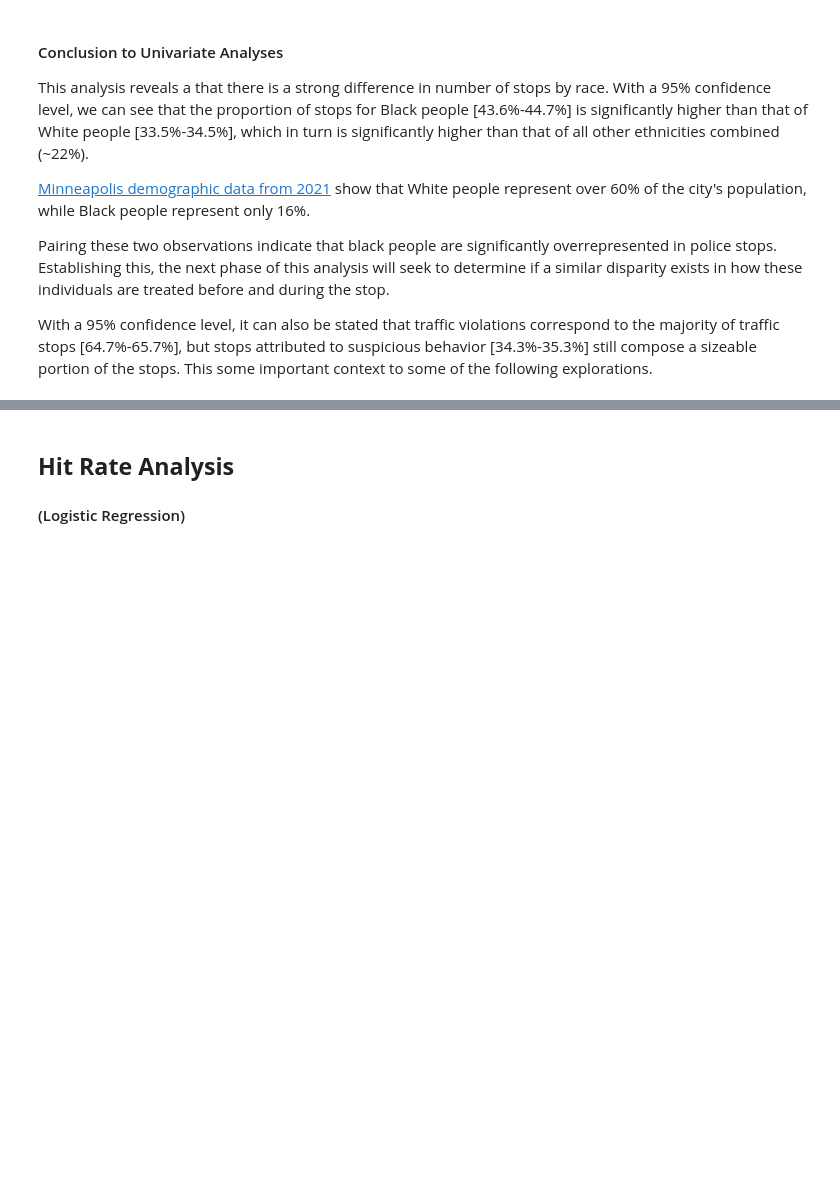
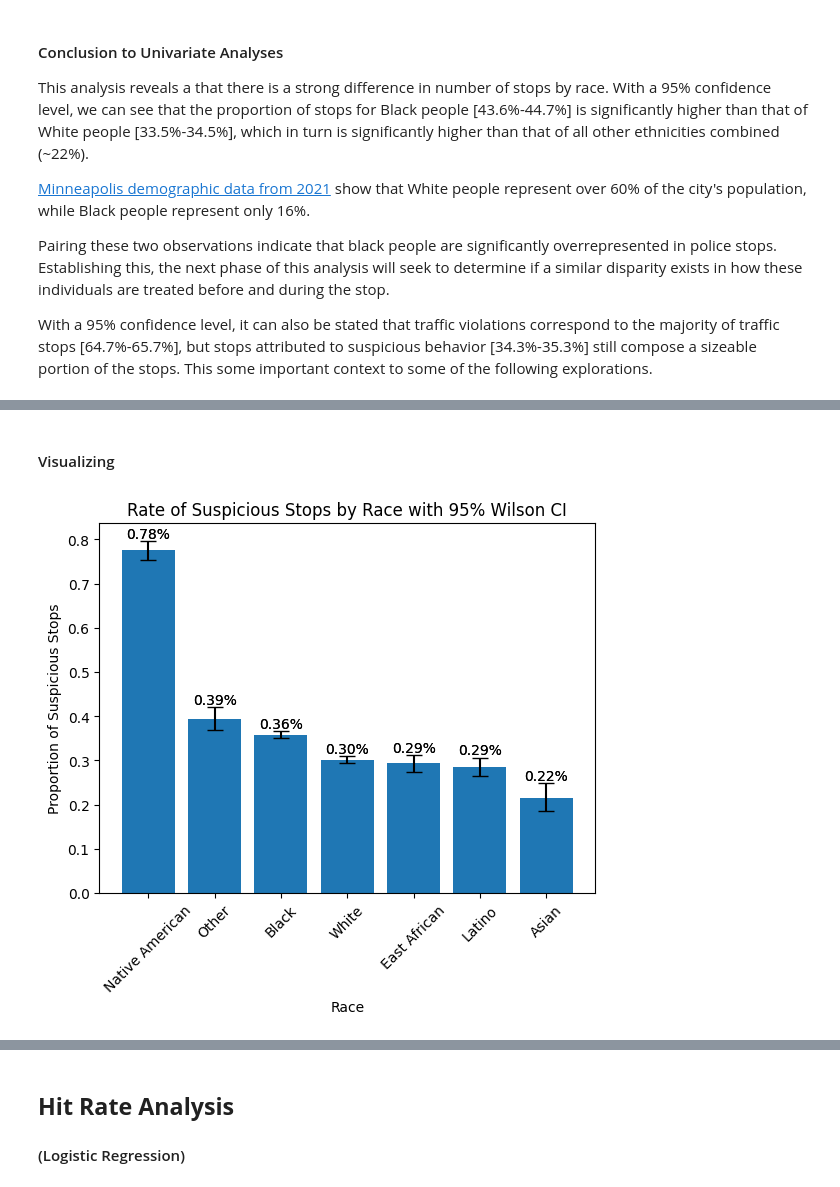
Before and after one commit to feliperapacci/MplsStops-Analysis, a Jupyter notebook: analyses.ipynb, the cells around one changed output, grey strips where cells are left out. Cells and saved outputs as stored; diff of their text form; code cells hidden in the pictures; blank space fills up the shorter version.

```diff
--- a/analyses.ipynb
+++ b/analyses.ipynb
@@ -280,0 +288,20 @@ With a 95% confidence level, it can also be stated that traffic violations corre
+# %%
+results = []
+
+# Get 95% confidence interval with Wilson score of suspicion rate for each race
+for race in df["race"].unique():
+    subset = df[df["race"] == race]
+    stop_count = len(subset)
+    suspicious_count = len(subset[subset["problem"] == "suspicious"])
+
+    lower, upper = proportion_confint(suspicious_count, stop_count, alpha=0.05, method="wilson")
+
+    results.append({
+        "race": race,
+        "suspicion_rate": suspicious_count / stop_count,
+        "lower": lower,
+        "upper": upper
+    })
+
+race_suspicion_df = pd.DataFrame(results).sort_values("suspicion_rate", ascending=False)
+print(race_suspicion_df)
@@ -280,0 +317,20 @@ With a 95% confidence level, it can also be stated that traffic violations corre
+# %% [markdown]
+#### Visualizing
+# %%
+plt.figure()
+
+lower_error = race_suspicion_df["suspicion_rate"] - race_suspicion_df["lower"]
+upper_error = race_suspicion_df["upper"] - race_suspicion_df["suspicion_rate"]
+errors = [lower_error, upper_error]
+
+bars = plt.bar(race_suspicion_df["race"], race_suspicion_df["suspicion_rate"], yerr=errors, capsize=6)
+plt.bar_label(bars, fmt='%.2f%%')
+
+plt.title("Rate of Suspicious Stops by Race with 95% Wilson CI")
+plt.ylabel("Proportion of Suspicious Stops")
+plt.xlabel("Race")
+plt.xticks(rotation=45)
+plt.bar_label(bars, fmt='%.2f%%')
+plt.show()
+# %% [output]
+[figure, added]
```
Also changed, not shown: parts of 21 cells of this notebook, 1 other file.
